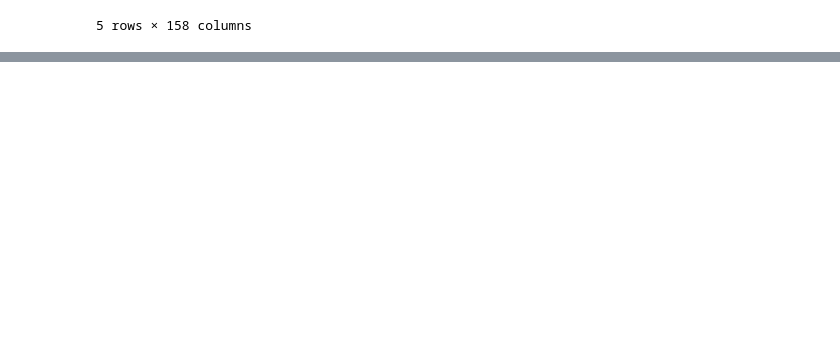
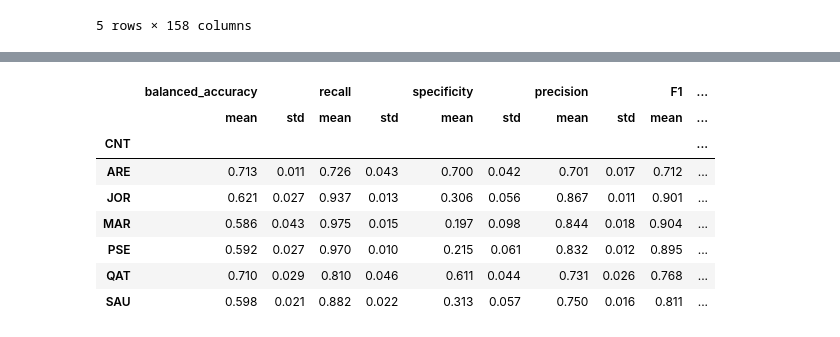
Before and after one commit to Dev-Ahmad-Abdallah/F21DL-PISA-2022, a Jupyter notebook: 03_baselines/fathah_decision_tree.ipynb, the cells around one changed output, grey strips where cells are left out. Drawn from its saved outputs; the diff is of its cells as text; code cells hidden in the pictures; blank space fills up the shorter version.

Commit message:
Update fathah_decision_tree.ipynb
Decision tree model train & test - regression & classification

```diff
--- a/03_baselines/fathah_decision_tree.ipynb
+++ b/03_baselines/fathah_decision_tree.ipynb
@@ -44,0 +245,6 @@ features = [c for c in roles["feature_groups"].values() for c in cols]
+# %%
+predictions = model.predict(X_test_imputed)
+
+print("Number of predictions:", len(predictions))
+print("First 10 predictions:")
+print(predictions[:10])
@@ -44,0 +1529,20 @@ features = [c for c in roles["feature_groups"].values() for c in cols]
+# %%
+practice_classifier = DecisionTreeClassifier(
+    max_depth=6,
+    min_samples_leaf=100,
+    random_state=42
+)
+
+practice_classifier.fit(
+    X_train_cls_imp,
+    y_train_cls,
+    sample_weight=w_train_cls
+)
+
+pred_cls = practice_classifier.predict(X_test_cls_imp)
+
+prob_cls = practice_classifier.predict_proba(
+    X_test_cls_imp
+)[:, 1]
+
+print("Classifier trained.")
@@ -44,0 +2656,28 @@ features = [c for c in roles["feature_groups"].values() for c in cols]
+# %%
+country_performance = (
+    country_classification_results
+    .groupby("CNT")[
+        [
+            "balanced_accuracy",
+            "recall",
+            "specificity",
+            "precision",
+            "F1",
+            "ROC_AUC"
+        ]
+    ]
+    .agg(["mean", "std"])
+    .round(3)
+)
+
+country_performance
+# %% [output]
+|  | balanced_accuracy |  | recall |  | specificity |  | precision |  | F1 | ... |
+|  | mean | std | mean | std | mean | std | mean | std | mean | ... |
+| CNT |  |  |  |  |  |  |  |  |  | ... |
+| ARE | 0.713 | 0.011 | 0.726 | 0.043 | 0.700 | 0.042 | 0.701 | 0.017 | 0.712 | ... |
+| JOR | 0.621 | 0.027 | 0.937 | 0.013 | 0.306 | 0.056 | 0.867 | 0.011 | 0.901 | ... |
+| MAR | 0.586 | 0.043 | 0.975 | 0.015 | 0.197 | 0.098 | 0.844 | 0.018 | 0.904 | ... |
+| PSE | 0.592 | 0.027 | 0.970 | 0.010 | 0.215 | 0.061 | 0.832 | 0.012 | 0.895 | ... |
+| QAT | 0.710 | 0.029 | 0.810 | 0.046 | 0.611 | 0.044 | 0.731 | 0.026 | 0.768 | ... |
+| SAU | 0.598 | 0.021 | 0.882 | 0.022 | 0.313 | 0.057 | 0.750 | 0.016 | 0.811 | ... |
```
Also changed, not shown: parts of 87 cells of this notebook.
